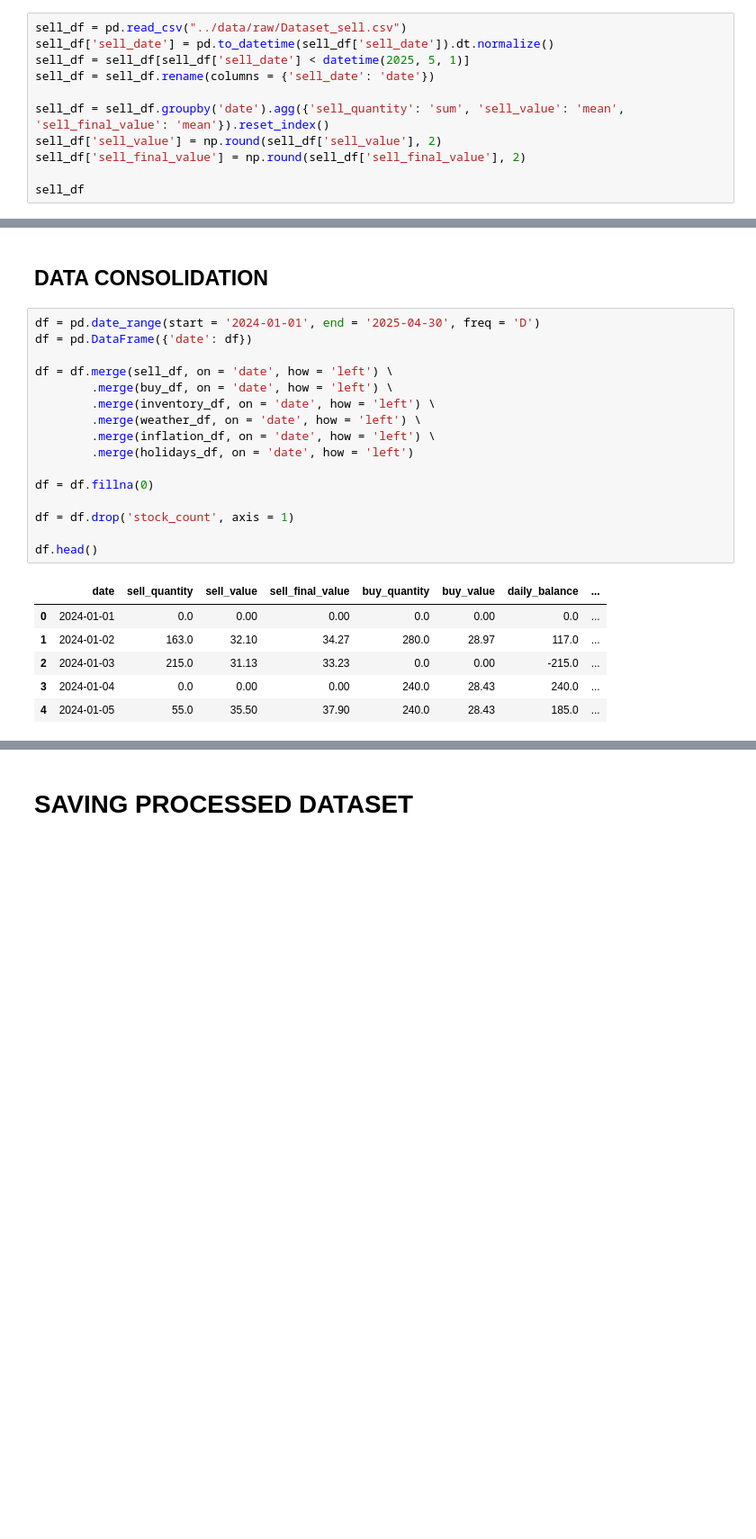
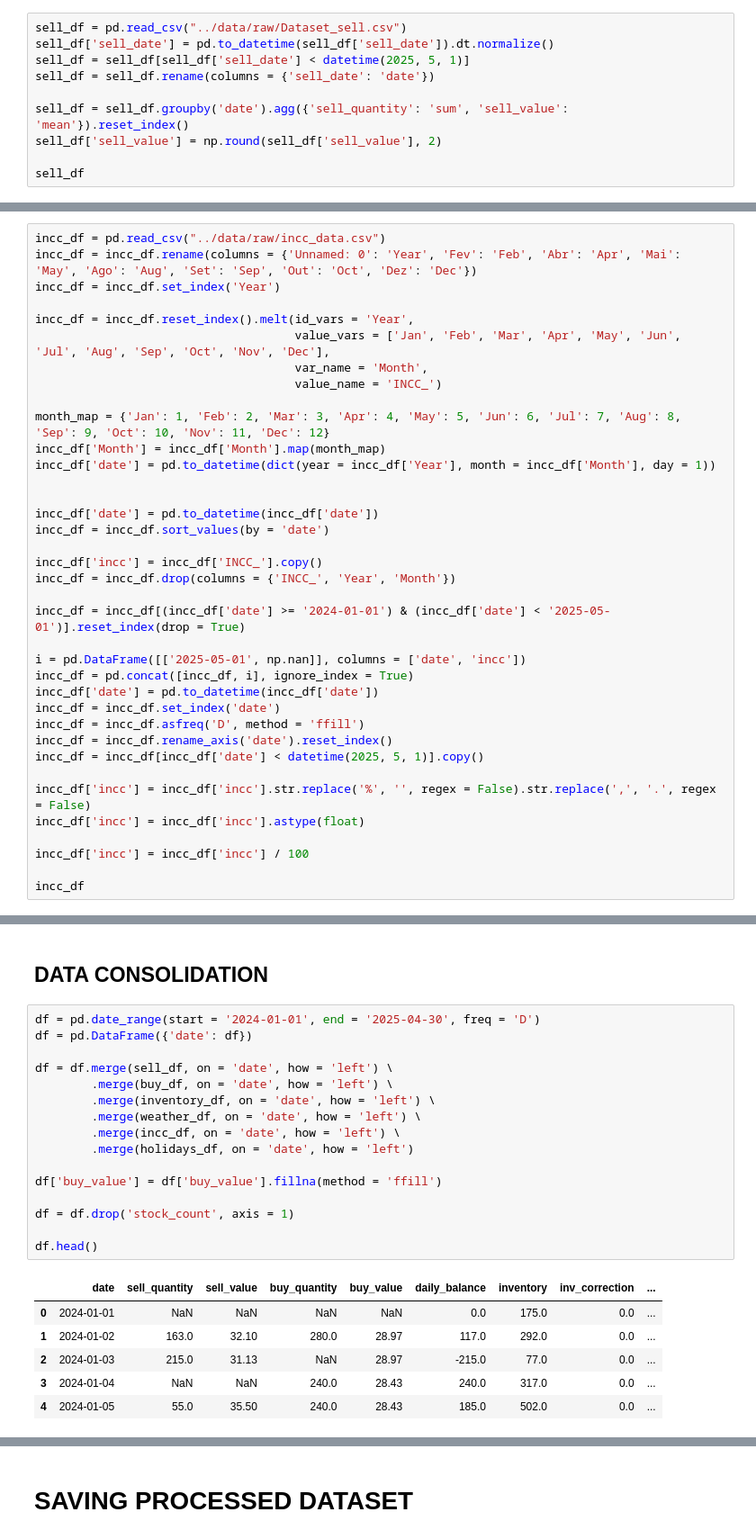
Before and after one commit to fabiogaldinho/Dynamic-Pricing, a Jupyter notebook: notebooks/01_Data_Cleaning.ipynb, the cells around one changed output, grey strips where cells are left out. Shown at 90% size. Cells and saved outputs as stored; diff of their text form; blank space fills up the shorter version.

```diff
--- a/notebooks/01_Data_Cleaning.ipynb
+++ b/notebooks/01_Data_Cleaning.ipynb
@@ -115,9 +115,8 @@ sell_df['sell_date'] = pd.to_datetime(sell_df['sell_date']).dt.normalize()
 sell_df = sell_df[sell_df['sell_date'] < datetime(2025, 5, 1)]
 sell_df = sell_df.rename(columns = {'sell_date': 'date'})
 
-sell_df = sell_df.groupby('date').agg({'sell_quantity': 'sum', 'sell_value': 'mean', 'sell_final_value': 'mean'}).reset_index()
+sell_df = sell_df.groupby('date').agg({'sell_quantity': 'sum', 'sell_value': 'mean'}).reset_index()
 sell_df['sell_value'] = np.round(sell_df['sell_value'], 2)
-sell_df['sell_final_value'] = np.round(sell_df['sell_final_value'], 2)
 
 sell_df
 # %% [output]
@@ -283,0 +261,37 @@ inflation_df
+# %%
+incc_df = pd.read_csv("../data/raw/incc_data.csv")
+incc_df = incc_df.rename(columns = {'Unnamed: 0': 'Year', 'Fev': 'Feb', 'Abr': 'Apr', 'Mai': 'May', 'Ago': 'Aug', 'Set': 'Sep', 'Out': 'Oct', 'Dez': 'Dec'})
+incc_df = incc_df.set_index('Year')
+
+incc_df = incc_df.reset_index().melt(id_vars = 'Year',
+                                     value_vars = ['Jan', 'Feb', 'Mar', 'Apr', 'May', 'Jun', 'Jul', 'Aug', 'Sep', 'Oct', 'Nov', 'Dec'],
+                                     var_name = 'Month',
+                                     value_name = 'INCC_')
+
+month_map = {'Jan': 1, 'Feb': 2, 'Mar': 3, 'Apr': 4, 'May': 5, 'Jun': 6, 'Jul': 7, 'Aug': 8, 'Sep': 9, 'Oct': 10, 'Nov': 11, 'Dec': 12}
+incc_df['Month'] = incc_df['Month'].map(month_map)
+incc_df['date'] = pd.to_datetime(dict(year = incc_df['Year'], month = incc_df['Month'], day = 1))
+
+
+incc_df['date'] = pd.to_datetime(incc_df['date'])
+incc_df = incc_df.sort_values(by = 'date')
+
+incc_df['incc'] = incc_df['INCC_'].copy()
+incc_df = incc_df.drop(columns = {'INCC_', 'Year', 'Month'})
+
+incc_df = incc_df[(incc_df['date'] >= '2024-01-01') & (incc_df['date'] < '2025-05-01')].reset_index(drop = True)
+
+i = pd.DataFrame([['2025-05-01', np.nan]], columns = ['date', 'incc'])
+incc_df = pd.concat([incc_df, i], ignore_index = True)
+incc_df['date'] = pd.to_datetime(incc_df['date'])
+incc_df = incc_df.set_index('date')
+incc_df = incc_df.asfreq('D', method = 'ffill')
+incc_df = incc_df.rename_axis('date').reset_index()
+incc_df = incc_df[incc_df['date'] < datetime(2025, 5, 1)].copy()
+
+incc_df['incc'] = incc_df['incc'].str.replace('%', '', regex = False).str.replace(',', '.', regex = False)
+incc_df['incc'] = incc_df['incc'].astype(float)
+
+incc_df['incc'] = incc_df['incc'] / 100
+
+incc_df
@@ -599,26 +625,26 @@ PBInv(inventory_df[['daily_balance', 'inventory']], "../visuals/10.DailyBalanceI
 # %%
 df = pd.date_range(start = '2024-01-01', end = '2025-04-30', freq = 'D')
 df = pd.DataFrame({'date': df})
 
 df = df.merge(sell_df, on = 'date', how = 'left') \
         .merge(buy_df, on = 'date', how = 'left') \
         .merge(inventory_df, on = 'date', how = 'left') \
         .merge(weather_df, on = 'date', how = 'left') \
-        .merge(inflation_df, on = 'date', how = 'left') \
+        .merge(incc_df, on = 'date', how = 'left') \
         .merge(holidays_df, on = 'date', how = 'left')
 
-df = df.fillna(0)
+df['buy_value'] = df['buy_value'].fillna(method = 'ffill')
 
 df = df.drop('stock_count', axis = 1)
 
 df.head()
 # %% [output]
-|  | date | sell_quantity | sell_value | sell_final_value | buy_quantity | buy_value | daily_balance | ... |
-| 0 | 2024-01-01 | 0.0 | 0.00 | 0.00 | 0.0 | 0.00 | 0.0 | ... |
-| 1 | 2024-01-02 | 163.0 | 32.10 | 34.27 | 280.0 | 28.97 | 117.0 | ... |
-| 2 | 2024-01-03 | 215.0 | 31.13 | 33.23 | 0.0 | 0.00 | -215.0 | ... |
-| 3 | 2024-01-04 | 0.0 | 0.00 | 0.00 | 240.0 | 28.43 | 240.0 | ... |
-| 4 | 2024-01-05 | 55.0 | 35.50 | 37.90 | 240.0 | 28.43 | 185.0 | ... |
+|  | date | sell_quantity | sell_value | buy_quantity | buy_value | daily_balance | inventory | inv_correction | ... |
+| 0 | 2024-01-01 | NaN | NaN | NaN | NaN | 0.0 | 175.0 | 0.0 | ... |
+| 1 | 2024-01-02 | 163.0 | 32.10 | 280.0 | 28.97 | 117.0 | 292.0 | 0.0 | ... |
+| 2 | 2024-01-03 | 215.0 | 31.13 | NaN | 28.97 | -215.0 | 77.0 | 0.0 | ... |
+| 3 | 2024-01-04 | NaN | NaN | 240.0 | 28.43 | 240.0 | 317.0 | 0.0 | ... |
+| 4 | 2024-01-05 | 55.0 | 35.50 | 240.0 | 28.43 | 185.0 | 502.0 | 0.0 | ... |
 # %%
 df.info()
 # %% [output]
```
Also changed, not shown: parts of 17 cells of this notebook, 18 other files.
